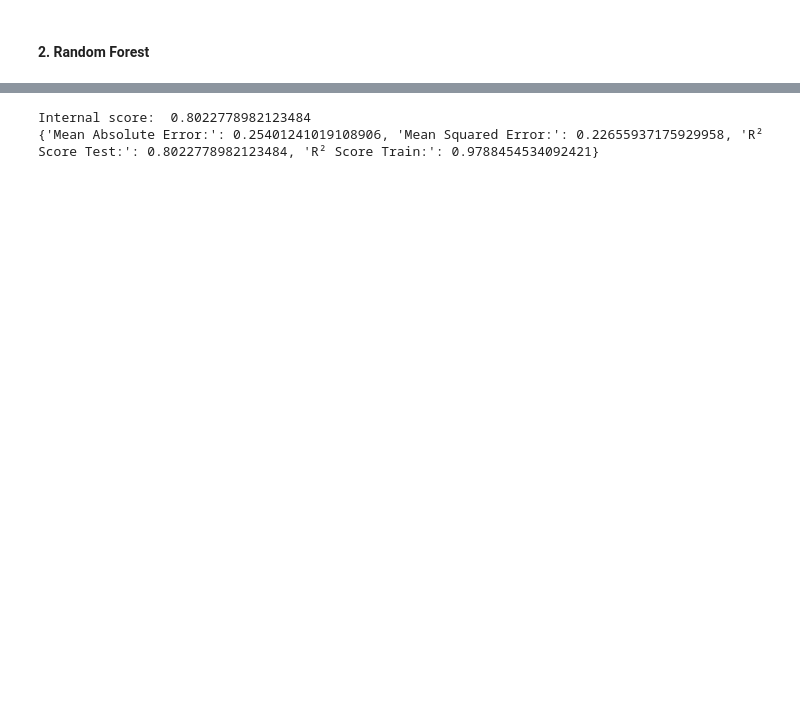
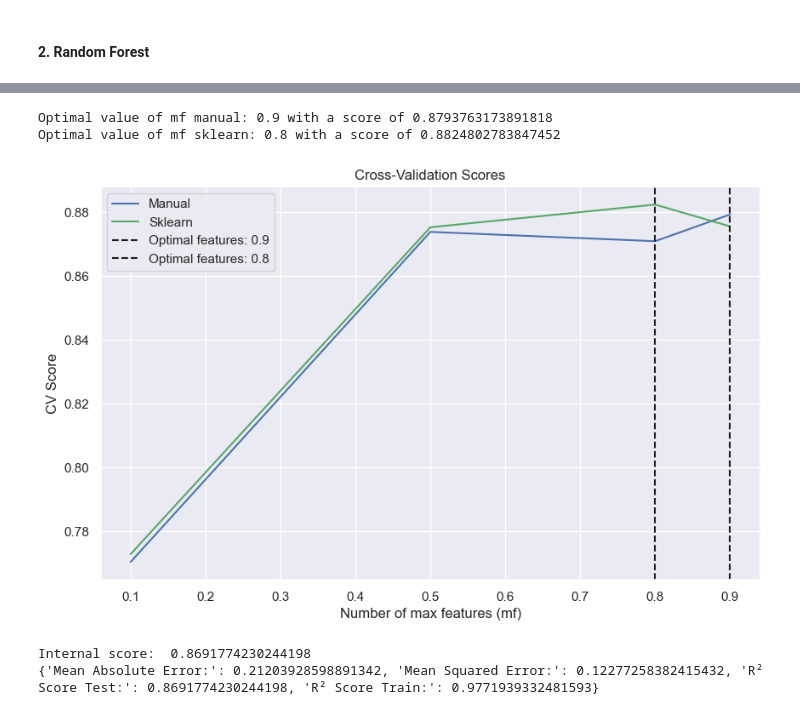
Before and after one commit to LuciaHC/Grade_Prediction_Models, a Jupyter notebook: src/notebooks/Final_Model1_Tuning.ipynb, the cells around one changed output, grey strips where cells are left out. Drawn from its saved outputs; the diff is of its cells as text; code cells hidden in the pictures; blank space fills up the shorter version.

```diff
--- a/src/notebooks/Final_Model1_Tuning.ipynb
+++ b/src/notebooks/Final_Model1_Tuning.ipynb
@@ -160,5 +161,54 @@ Optimal value of k sklearn: 50 with a score of 0.8159032262629121
+# %%
+max_samples = 0.8
+tipo = 'reg'
+max_featuress = [0.1,0.5,0.8,0.9]
+manual = []
+sklearnn = []
+n_est = 100
+
+for max_features in max_featuress:
+
+    rf = Random_Forest_ensemble(tipo = 'reg')
+    rf.fit(X_train,X_test, y_train_unstd,n_estimators=n_estimators,max_samples=max_samples,max_features=max_features)
+    rf_pred = rf.predict()
+    score = rf.score(y_test_unstd,y_train_unstd)
+    manual.append(score['R² Score Test:'])
+
+    rf = RandomForestRegressor(random_state=0,n_estimators=n_estimators,max_features=max_features)
+    rf.fit(X_train, y_train_unstd)
+    rf_pred = rf.predict(X_test)
+    rf_pred_train = rf.predict(X_train)
+    score = evaluate_regression_metrics(y_test_unstd,y_train_unstd,rf_pred,rf_pred_train)
+    sklearnn.append(score['R² Score Test:'])
+
+highest_score_manual = np.argmax(manual)
+optimal_k_manual = max_featuress[highest_score_manual]
+
+highest_score_sk = np.argmax(sklearnn)
+optimal_k_sk = max_featuress[highest_score_sk]
+
+print(f"Optimal value of mf manual: {optimal_k_manual} with a score of {manual[highest_score_manual]}")
+print(f"Optimal value of mf sklearn: {optimal_k_sk} with a score of {sklearnn[highest_score_sk]}")
+
+# Plotting
+plt.figure(figsize=(10, 6))
+plt.plot(max_featuress,manual,'b',label= 'Manual')
+plt.plot(max_featuress,sklearnn,'g',label='Sklearn')
+plt.axvline(x=optimal_k_manual, linestyle='--', color='k', label=f'Optimal features: {optimal_k_manual}')
+plt.axvline(x=optimal_k_sk, linestyle='--', color='k', label=f'Optimal features: {optimal_k_sk}')
+
+plt.title('Cross-Validation Scores')
+plt.xlabel('Number of max features (mf)')
+plt.ylabel('CV Score')
+plt.legend()
+plt.grid(True)
+plt.show()
+# %% [output]
+Optimal value of mf manual: 0.9 with a score of 0.8793763173891818
+Optimal value of mf sklearn: 0.8 with a score of 0.8824802783847452
+[figure, added]
 # %%
-mRF = RandomForestRegressor(n_estimators=50)
+mRF = RandomForestRegressor(n_estimators=100)
 mRF.fit(X_train,y_train)
 y_pred = mRF.predict(X_test)
 y_pred_train = mRF.predict(X_train)
@@ -166,8 +216,8 @@ y_pred_train = mRF.predict(X_train)
 print('Internal score: ',mRF.score(X_test,y_test))
 print(evaluate_regression_metrics(y_test,y_train,y_pred,y_pred_train))
 # %% [output]
-Internal score:  0.8022778982123484
-{'Mean Absolute Error:': 0.25401241019108906, 'Mean Squared Error:': 0.22655937175929958, 'R² Score Test:': 0.8022778982123484, 'R² Score Train:': 0.9788454534092421}
+Internal score:  0.8691774230244198
+{'Mean Absolute Error:': 0.21203928598891342, 'Mean Squared Error:': 0.12277258382415432, 'R² Score Test:': 0.8691774230244198, 'R² Score Train:': 0.9771939332481593}
 # %%
 rf_featureImportance= pd.DataFrame({'Feature Importance':mRF.feature_importances_*100}, index= X_train.columns)
 rf_featureImportance.sort_values('Feature Importance', ascending=False).plot(kind='bar', color='red')
```
Also changed, not shown: parts of 13 cells of this notebook, 27 other files.
